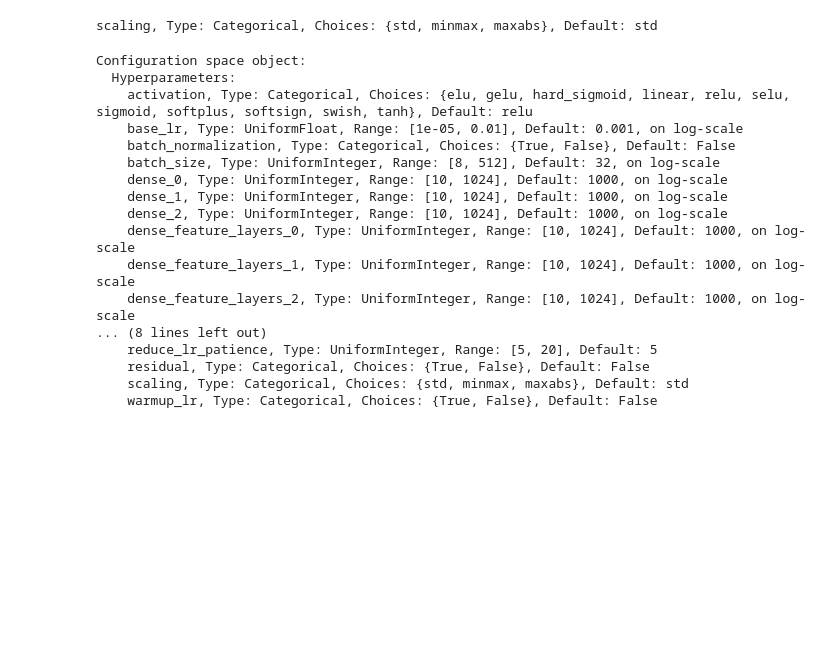
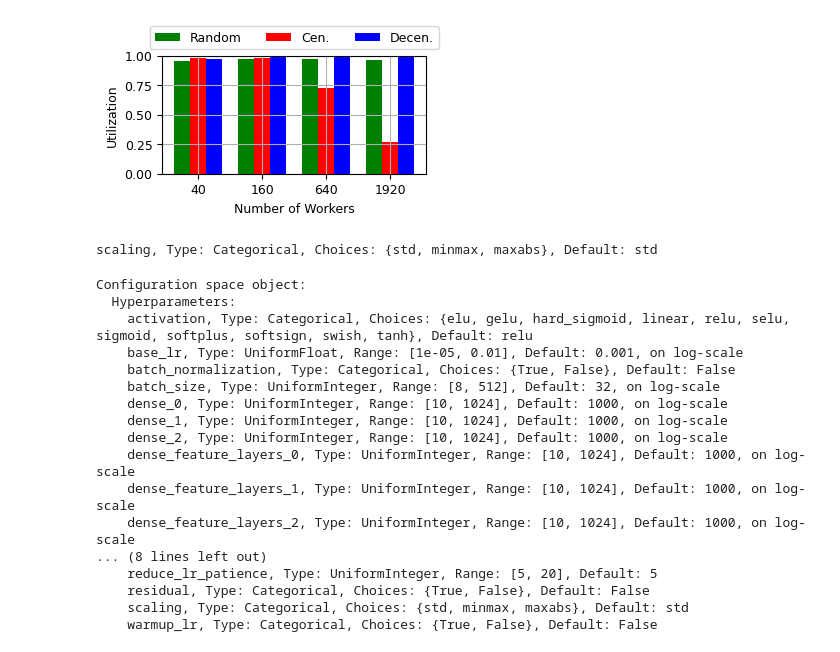
Before and after one commit to deephyper/scalable-bo, a Jupyter notebook: notebooks/Scaling-Plots-HPO.ipynb, the cells around one changed output. Cells and saved outputs as stored; diff of their text form; code cells hidden in the pictures; blank space fills up the shorter version.

```diff
--- a/notebooks/Scaling-Plots-HPO.ipynb
+++ b/notebooks/Scaling-Plots-HPO.ipynb
@@ -159,3 +213,39 @@ np.mean([576, 798, 622, 581])/60
+# %%
+y = {
+    "Centralized": [0.978, 0.983, 0.728, 0.267],
+    "Decentralized": [0.972, 0.99, 0.992, 0.99],
+    "Random": [0.952, 0.973, 0.975, 0.967],
+}
+
+x = [(10*4)*(4**i) for i in range(3)] + [1920]
+
+ind = np.arange(len(x))
+width = 0.25
+
+plt.figure()
+
+bar0 = plt.bar(ind-width, y["Random"], width, color="green")
+bar1 = plt.bar(ind, y["Centralized"], width, color="red")
+bar2 = plt.bar(ind+width, y["Decentralized"], width, color="blue")
+
+plt.xlabel("Number of Workers")
+plt.ylabel("Utilization")
+
+plt.xticks(ind, x)
+plt.legend(
+    (bar0, bar1,bar2),
+    ("Random", "Cent.", "Decent."),
+    loc="lower center",
+    ncols=3,
+    bbox_to_anchor=(0.5, 1.0)
+)
+plt.ylim(0,1)
+plt.grid()
+plt.tight_layout()
+plt.savefig("scaling-utilization-presentation-2.png")
+plt.show()
+# %% [output]
+[figure, added]
 # %%
 from deephyper.problem import HpProblem
 
```
Also changed, not shown: parts of 6 cells of this notebook, 3 other files.
